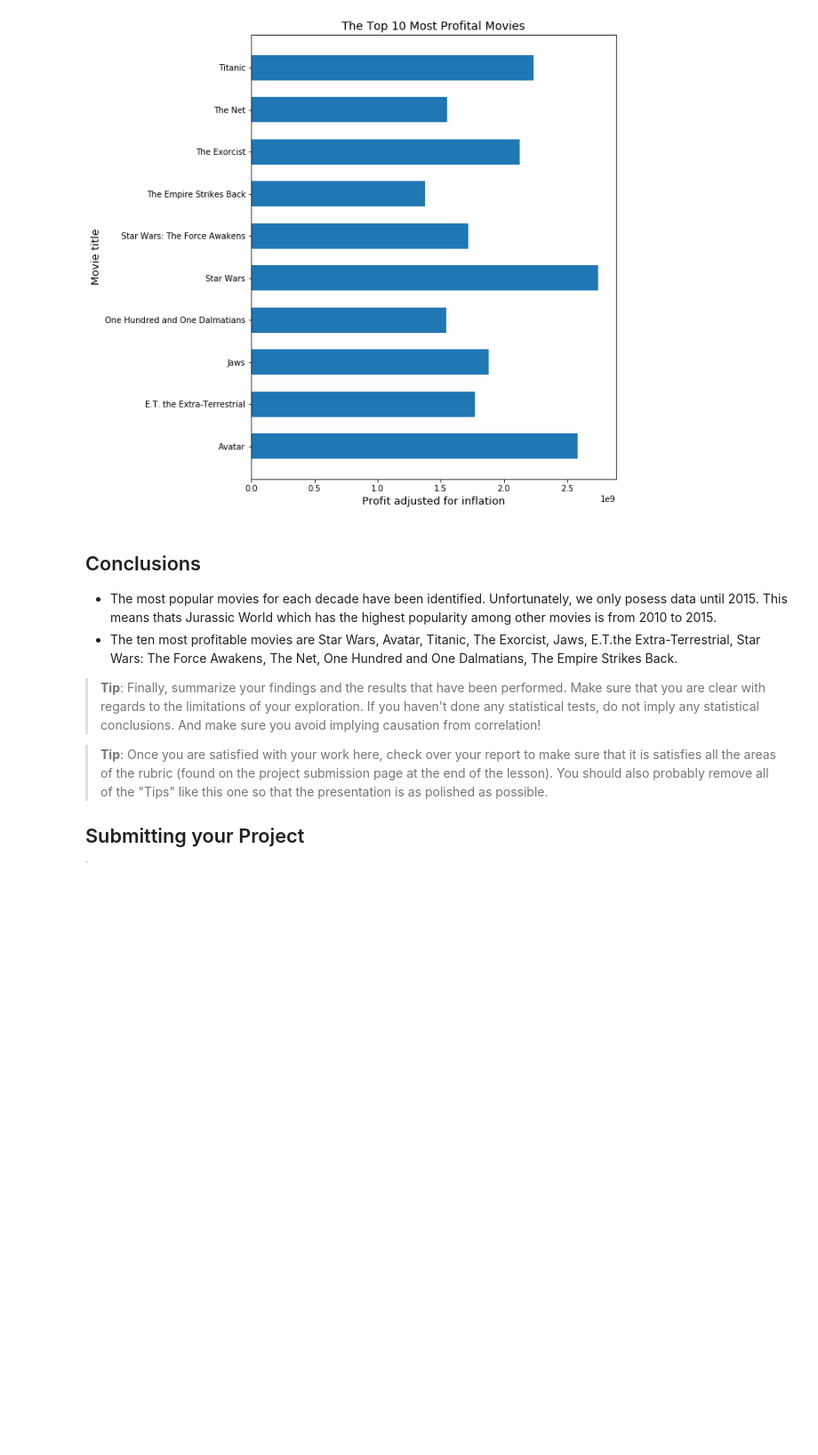
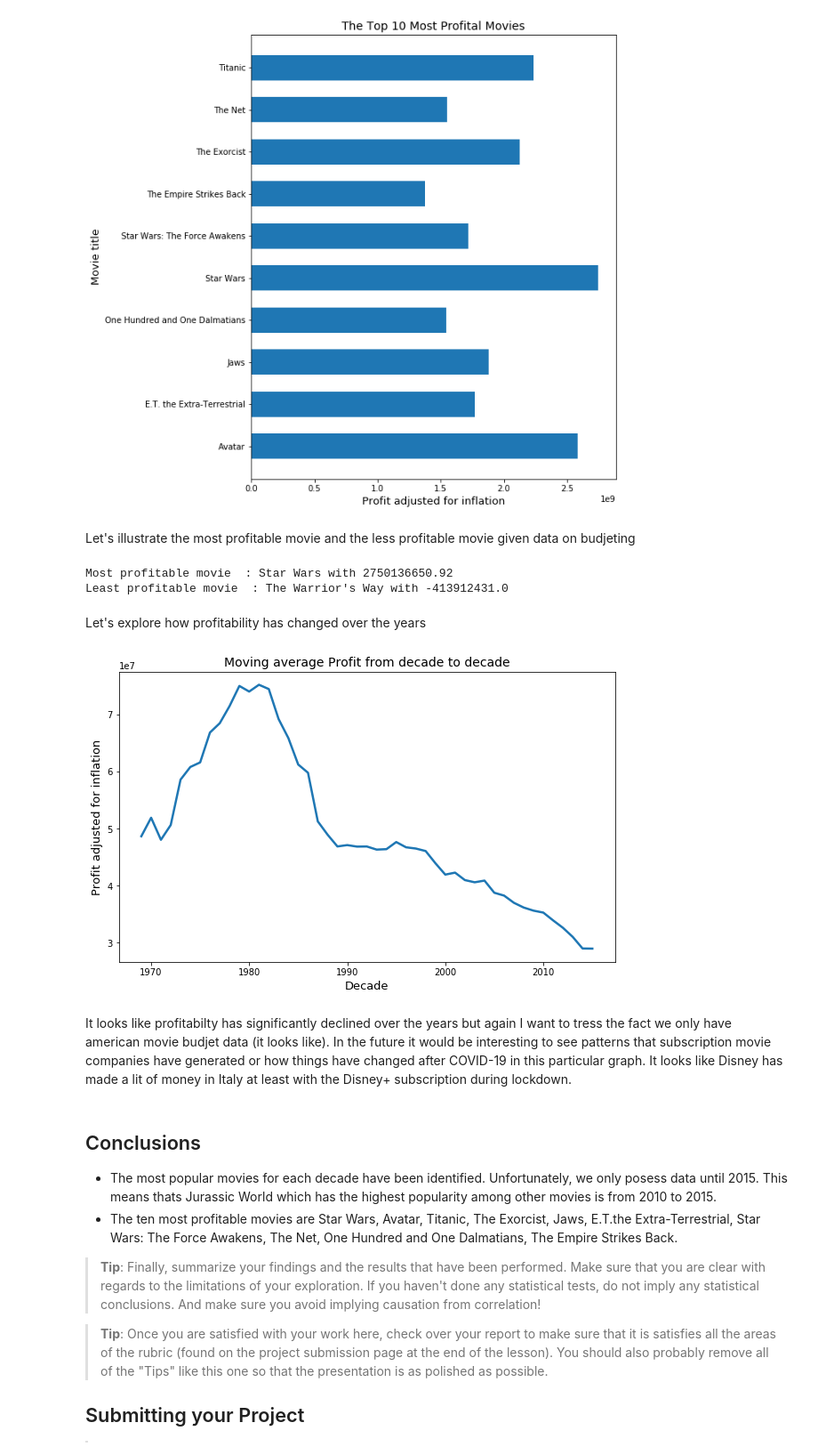
Before and after one commit to chpolyzo/DAND, a Jupyter notebook: second_project/Investigate_a_Dataset.ipynb, the cells around one changed output. Shown at 89% size. Drawn from its saved outputs; the diff is of its cells as text; code cells hidden in the pictures; blank space fills up the shorter version.

```diff
--- a/second_project/Investigate_a_Dataset.ipynb
+++ b/second_project/Investigate_a_Dataset.ipynb
@@ -251,6 +292,37 @@ plt.ylabel('Movie title',fontsize=13)
 plt.title('The Top 10 Most Profital Movies',fontsize=14);
 # %% [output]
 [figure]
+# %% [markdown]
+Let's illustrate the most profitable movie and the less profitable movie given data on budjeting
+# %%
+# use the function 'idmin' to find the index of most and least profitable movie.
+def find_minmax(x):
+    min_index = df[x].idxmin()
+    max_index = df[x].idxmax()
+
+    #print the movie with most and least profit
+    print('Most profitable movie '+ ' : '+ df['original_title'][max_index]+' with '+ str(df[x][max_index]))
+    print('Least profitable movie '+ ' : '+ df['original_title'][min_index]+' with '+str(df[x][min_index]))
+
+find_minmax('profit_adj')
+# %% [output]
+Most profitable movie  : Star Wars with 2750136650.92
+Least profitable movie  : The Warrior's Way with -413912431.0
+# %% [markdown]
+Let's explore how profitability has changed over the years
+# %%
+# get the moving average of profit_adj for each decade
+profit_avg = df.groupby('release_year').mean()['profit_adj']
+ma_10years = profit_avg.rolling(10).mean()
+# plot the trands of profit with decades
+plt.figure(figsize=(10, 6))
+plt.plot(profit_avg.index, ma_10years, linewidth=2.5);
+# set labels and title for the plot
+plot_labels('Moving average Profit from decade to decade', 'Decade', 'Profit adjusted for inflation');
+# %% [output]
+[figure, added]
+# %% [markdown]
+It looks like profitabilty has significantly declined over the years but again I want to tress the fact we only have american movie budjet data (it looks like). In the future it would be interesting to see patterns that subscription movie companies have generated or how things have changed after COVID-19 in this particular graph. It looks like Disney has made a lit of money in Italy at least with the Disney+ subscription during lockdown.
 # %% [markdown]
 <a id='conclusions'></a>
 ## Conclusions
```
Also changed, not shown: parts of 18 cells of this notebook.
